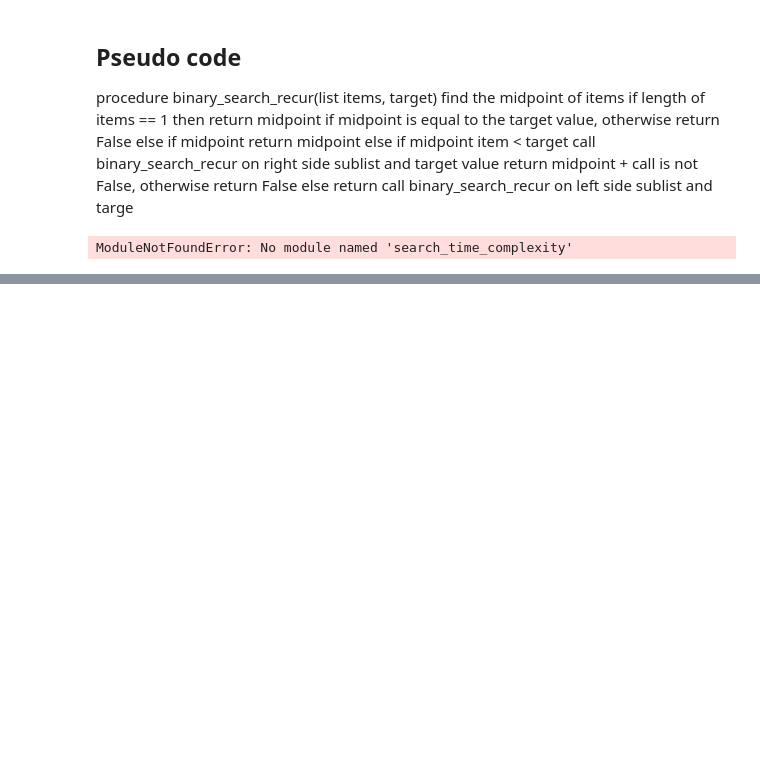
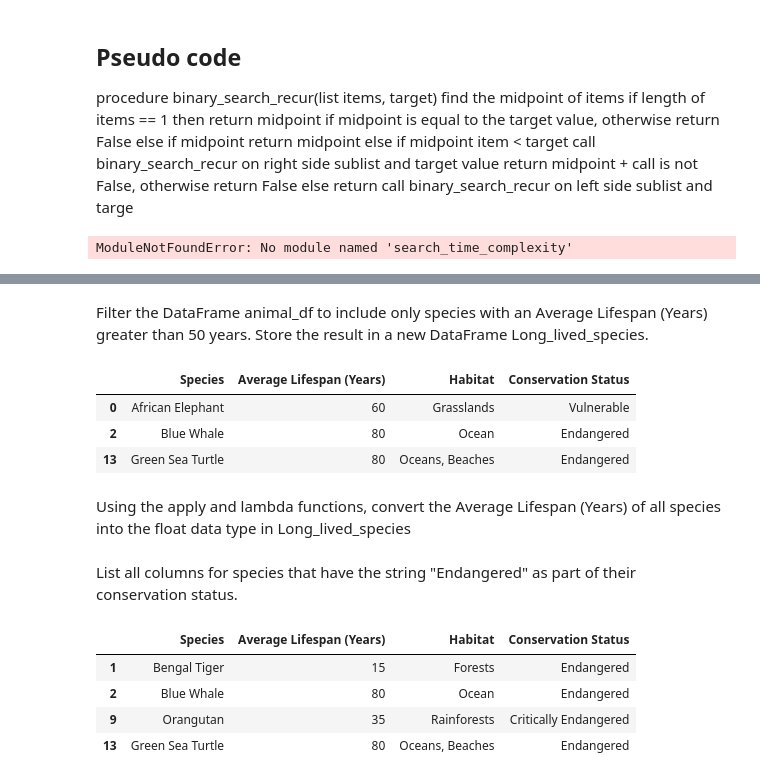
Before and after one commit to hendrybones/Daily-coding-refresher-code, a Jupyter notebook: Alx Python.ipynb, the cells around one changed output, grey strips where cells are left out. Cells and saved outputs as stored; diff of their text form; code cells hidden in the pictures; blank space fills up the shorter version.

```diff
--- a/Alx Python.ipynb
+++ b/Alx Python.ipynb
@@ -467,0 +548,11 @@ ModuleNotFoundError: No module named 'search_time_complexity'
+# %%
+# Import math module
+import math
+
+# Use the sqrt function in the math module
+x = math.sqrt(81)
+print('The square root of 81 is equal to {}'.format(x))
+
+# List all functions in math module
+list_all= dir(math)
+print('Functions in the math module: {}'.format(list_all))
@@ -467,0 +722,12 @@ ModuleNotFoundError: No module named 'search_time_complexity'
+# %% [markdown]
+Filter the DataFrame animal_df to include only species with an Average Lifespan (Years) greater than 50 years. Store the result in a new DataFrame Long_lived_species.
+# %%
+Long_lived_species= dfa[dfa['Average Lifespan (Years)'] > 50]
+Long_lived_species.head()
+# %% [output]
+|  | Species | Average Lifespan (Years) | Habitat | Conservation Status |
+| 0 | African Elephant | 60 | Grasslands | Vulnerable |
+| 2 | Blue Whale | 80 | Ocean | Endangered |
+| 13 | Green Sea Turtle | 80 | Oceans, Beaches | Endangered |
+# %% [markdown]
+Using the apply and lambda functions, convert the Average Lifespan (Years) of all species into the float data type in Long_lived_species
@@ -467,0 +737,13 @@ ModuleNotFoundError: No module named 'search_time_complexity'
+# %% [markdown]
+
+List all columns for species that have the string "Endangered" as part of their conservation status.
+# %%
+endangered_species = dfa[dfa["Conservation Status"].
+    str.contains("Endangered", case=False, na=False)]
+endangered_species
+# %% [output]
+|  | Species | Average Lifespan (Years) | Habitat | Conservation Status |
+| 1 | Bengal Tiger | 15 | Forests | Endangered |
+| 2 | Blue Whale | 80 | Ocean | Endangered |
+| 9 | Orangutan | 35 | Rainforests | Critically Endangered |
+| 13 | Green Sea Turtle | 80 | Oceans, Beaches | Endangered |
```
Also changed, not shown: parts of 51 cells of this notebook, 1 other file.
